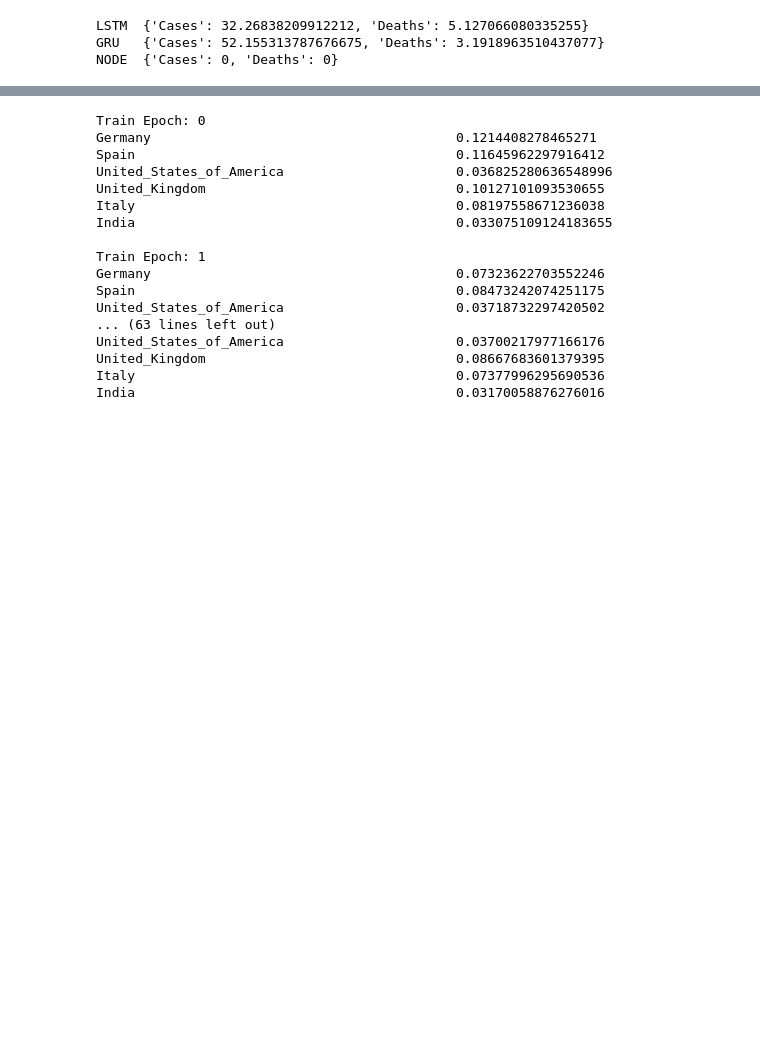
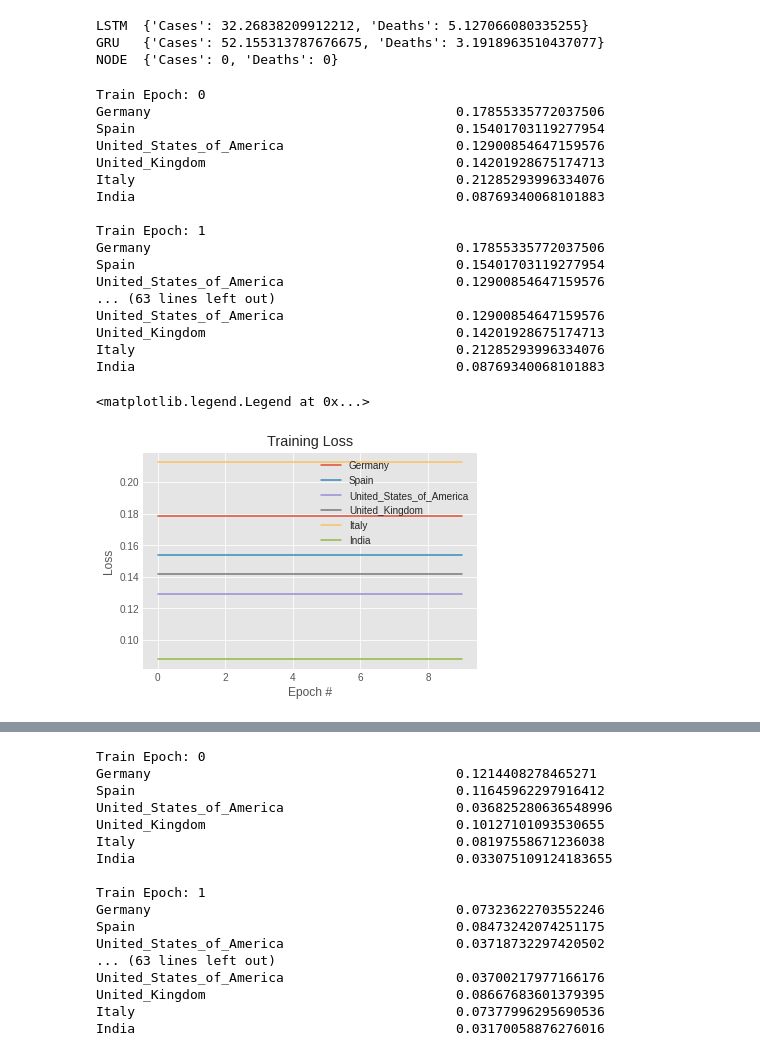
Before and after one commit to kartika-nair/Benchmarking_Of_NODE, a Jupyter notebook: Visualisation.ipynb, the cells around one changed output, grey strips where cells are left out. Saved outputs shown, nothing was run; the diff lists cells and outputs as text; code cells hidden in the pictures; blank space fills up the shorter version.

Commit message:
normal NN added to visualisations

```diff
--- a/Visualisation.ipynb
+++ b/Visualisation.ipynb
@@ -1018,18 +1018,54 @@ for country in training_countries:
   trainset_deaths[country] = torch.utils.data.DataLoader((trainset_deaths[country]["X"], trainset_deaths[country]["y"]), batch_size=10, shuffle=False)
   testset_deaths[country] = torch.utils.data.DataLoader((testset_deaths[country]["X"], testset_deaths[country]["y"]), batch_size=10, shuffle=False)
 # %%
-# #sentex training for fun
-# loss_function = nn.MSELoss()
-# optimizer = optim.Adam(model.parameters(), lr=0.001)
+#normal NN training for fun
+loss_function = nn.MSELoss()
+optimizer = optim.Adam(model.parameters(), lr=0.001)
+history_NN_cases = {}
+for country in training_countries:
+  history_NN_cases[country] = []
+model_NN_cases = Net().to(device)
+# epochs = 15
+for epoch in range(epochs): # 3 full passes over the data
+    print('\nTrain Epoch: {}'.format(epoch))
+    for country in training_countries:  # `data` is a batch of data
+        for (x,y) in enumerate(trainset_cases[country]):
+            data = y[0]
+            target = y[1]
+            model_NN_cases.zero_grad()  # sets gradients to 0 before loss calc. You will do this likely every step.
+            output = model_NN_cases(data)  # pass in the reshaped batch (recall they are 28x28 atm)
+            loss=loss_function(target,output)
+            #loss = F.nll_loss(output, y)  # calc and grab the loss value
+            loss.backward()  # apply this loss backwards thru the network's parameters
+            optimizer.step()  # attempt to optimize weights to account for loss/gradients
+        print("{0:45s}".format(country), loss.item())  # print loss. We hope loss (a measure of wrong-ness) declines!
+        history_NN_cases[country].append(loss.item())
 
-
-# for epoch in range(30): # 3 full passes over the data
-#     for data in trainset:  # `data` is a batch of data
-#         X, y = data  # X is the batch of features, y is the batch of targets.
-#         model.zero_grad()  # sets gradients to 0 before loss calc. You will do this likely every step.
-#         output = model(X)  # pass in the reshaped batch (recall they are 28x28 atm)
-#         loss=loss_function(y,output)
-#         #loss = F.nll_loss(output, y)  # calc and grab the loss value
-#         loss.backward()  # apply this loss backwards thru the network's parameters
-#         optimizer.step()  # attempt to optimize weights to account for loss/gradients
-#     print(loss)  # print loss. We hope loss (a measure of wrong-ness) declines!
+plt.style.use("ggplot")
+plt.figure()
+for country in training_countries:
+  plt.plot(np.arange(0, epochs), history_NN_cases[country], label=country)
+plt.title("Training Loss")
+plt.xlabel("Epoch #")
+plt.ylabel("Loss")
+plt.legend(loc="upper right")
+# %% [output]
+Train Epoch: 0
+Germany                                       0.17855335772037506
+Spain                                         0.15401703119277954
+United_States_of_America                      0.12900854647159576
+United_Kingdom                                0.14201928675174713
+Italy                                         0.21285293996334076
+India                                         0.08769340068101883
+
+Train Epoch: 1
+Germany                                       0.17855335772037506
+Spain                                         0.15401703119277954
+United_States_of_America                      0.12900854647159576
+... (63 lines left out)
+United_States_of_America                      0.12900854647159576
+United_Kingdom                                0.14201928675174713
+Italy                                         0.21285293996334076
+India                                         0.08769340068101883
+<matplotlib.legend.Legend at 0x...>
+[figure, added]
```
Also changed, not shown: parts of 2 cells of this notebook.
